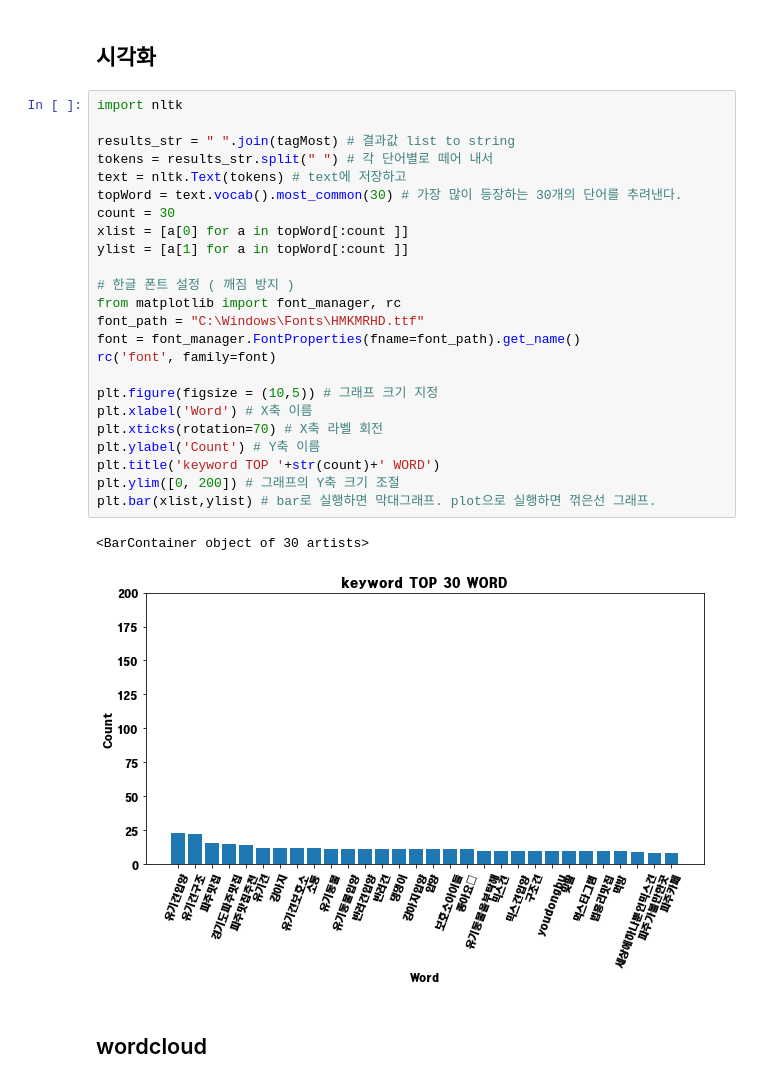
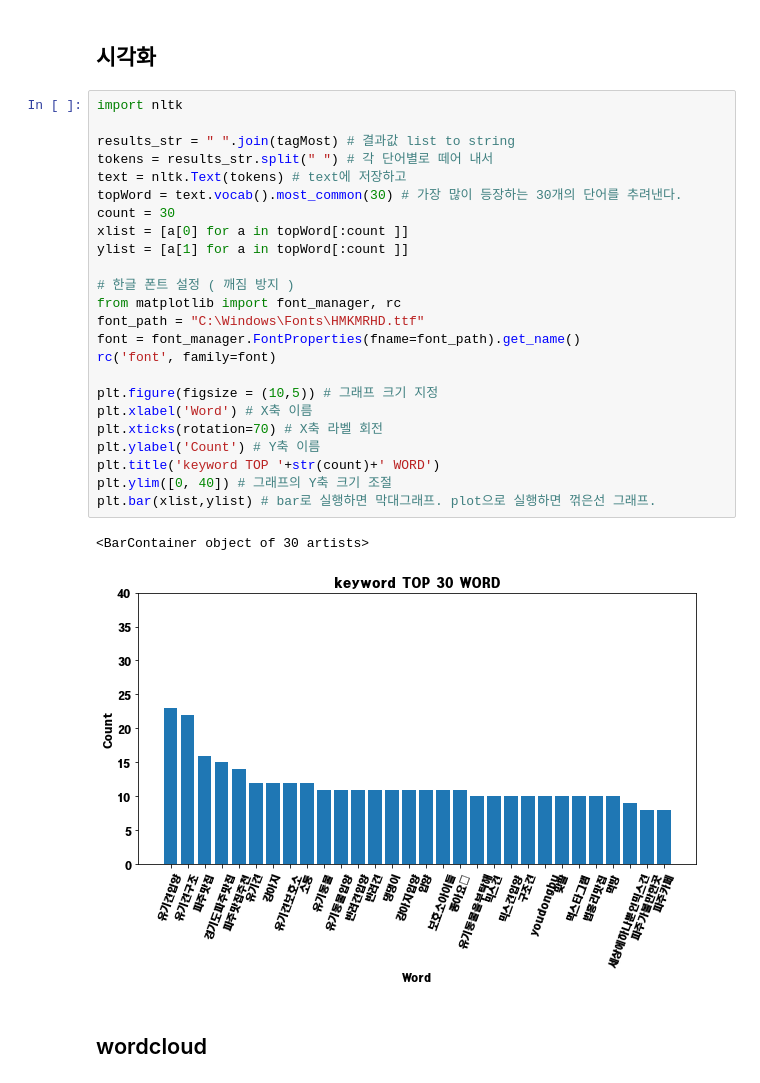
Before and after one commit to clock18/Jupiter, a Jupyter notebook: MLP_Project_4.ipynb, the cells around one changed output. Cells and saved outputs as stored; diff of their text form.

```diff
--- a/MLP_Project_4.ipynb
+++ b/MLP_Project_4.ipynb
@@ -79,30 +79,30 @@ print(tagMost)
 # %%
 import nltk
 
 results_str = " ".join(tagMost) # 결과값 list to string
 tokens = results_str.split(" ") # 각 단어별로 떼어 내서
 text = nltk.Text(tokens) # text에 저장하고
 topWord = text.vocab().most_common(30) # 가장 많이 등장하는 30개의 단어를 추려낸다.
 count = 30
 xlist = [a[0] for a in topWord[:count ]]
 ylist = [a[1] for a in topWord[:count ]]
 
 # 한글 폰트 설정 ( 깨짐 방지 )
 from matplotlib import font_manager, rc
 font_path = "C:\Windows\Fonts\HMKMRHD.ttf"
 font = font_manager.FontProperties(fname=font_path).get_name()
 rc('font', family=font)
 
 plt.figure(figsize = (10,5)) # 그래프 크기 지정
 plt.xlabel('Word') # X축 이름
 plt.xticks(rotation=70) # X축 라벨 회전
 plt.ylabel('Count') # Y축 이름
 plt.title('keyword TOP '+str(count)+' WORD')
-plt.ylim([0, 200]) # 그래프의 Y축 크기 조절
+plt.ylim([0, 40]) # 그래프의 Y축 크기 조절
 plt.bar(xlist,ylist) # bar로 실행하면 막대그래프. plot으로 실행하면 꺾은선 그래프.
 # %% [output]
 <BarContainer object of 30 artists>
-[figure, old version]
+[figure, new version]
 # %% [markdown]
 ## wordcloud
 # %%
```
Also changed, not shown: parts of 14 cells of this notebook.
